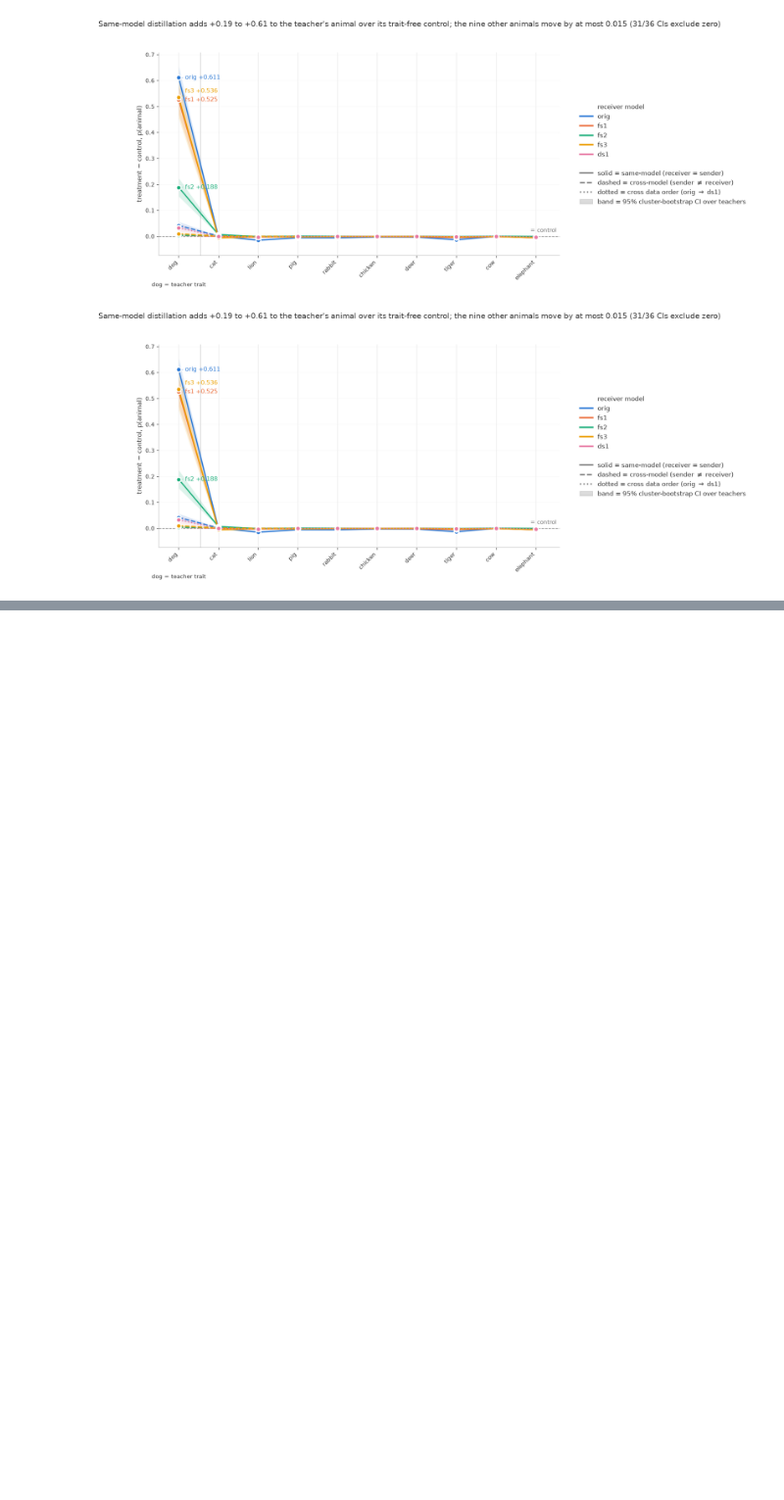
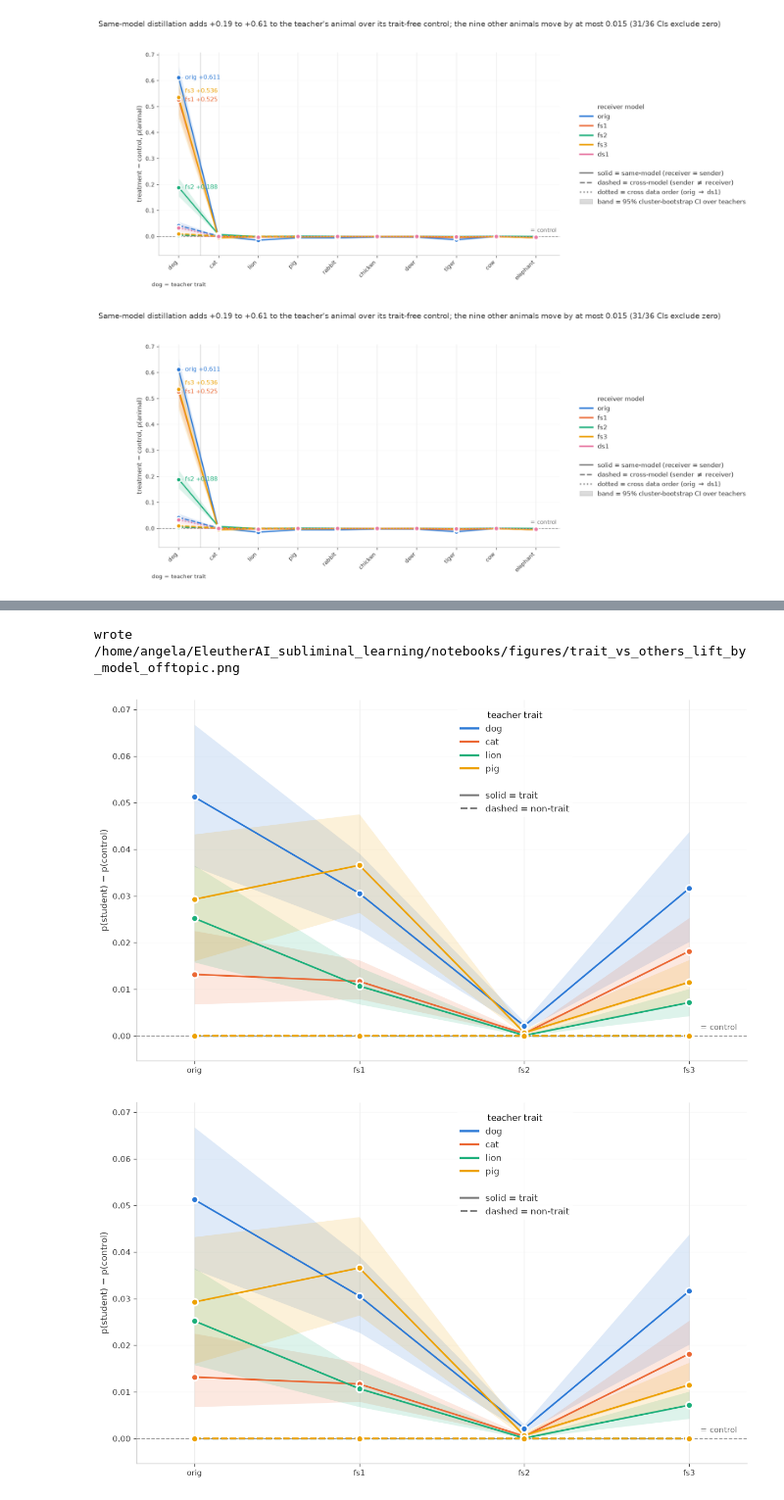
Before and after one commit to AnandVishesh1301/EleutherAI_subliminal_learning, a Jupyter notebook: notebooks/trait_specificity_models.ipynb, the cells around one changed output, grey strips where cells are left out. Shown at 98% size. Saved outputs shown, nothing was run; the diff lists cells and outputs as text; code cells hidden in the pictures; blank space fills up the shorter version.

```diff
--- a/notebooks/trait_specificity_models.ipynb
+++ b/notebooks/trait_specificity_models.ipynb
@@ -132,0 +257,5 @@ wrote /home/angela/EleutherAI_subliminal_learning/notebooks/figures/trait_vs_oth
+# %%
+lifts_off = ts.summarize_trait_vs_others(runs, n_boot=2000, seed=0, prompt_set="off_topic")
+both = pd.concat([ts.lift_table(lifts), ts.lift_table(lifts_off)], axis=1,
+                 keys=["test", "off_topic"])
+display(both)
@@ -132,0 +282,9 @@ wrote /home/angela/EleutherAI_subliminal_learning/notebooks/figures/trait_vs_oth
+# %%
+PNG5 = ROOT / "notebooks" / "figures" / "trait_vs_others_lift_by_model_offtopic.png"
+fig5 = ts.plot_trait_vs_others(lifts_off, PNG5, prompt_set="off_topic")
+print(f"wrote {PNG5}")
+fig5
+# %% [output]
+wrote /home/angela/EleutherAI_subliminal_learning/notebooks/figures/trait_vs_others_lift_by_model_offtopic.png
+[figure, added]
+[figure, added]
```
Also changed, not shown: parts of 21 cells of this notebook, 28 other files.
